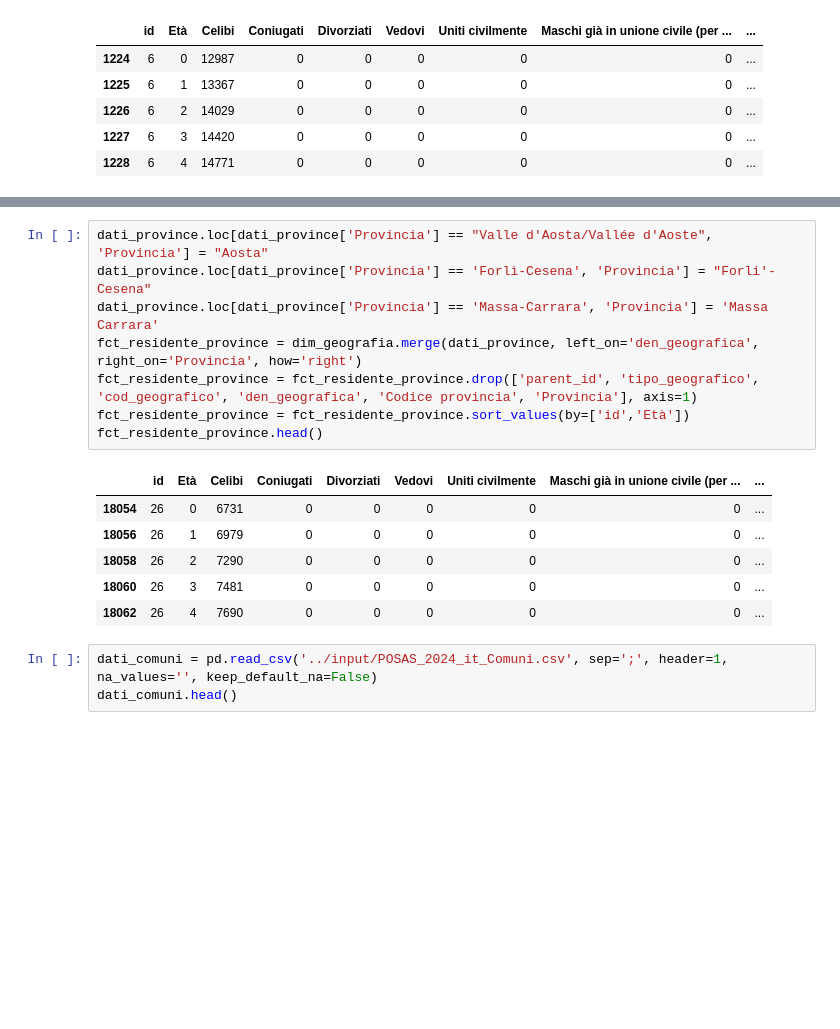
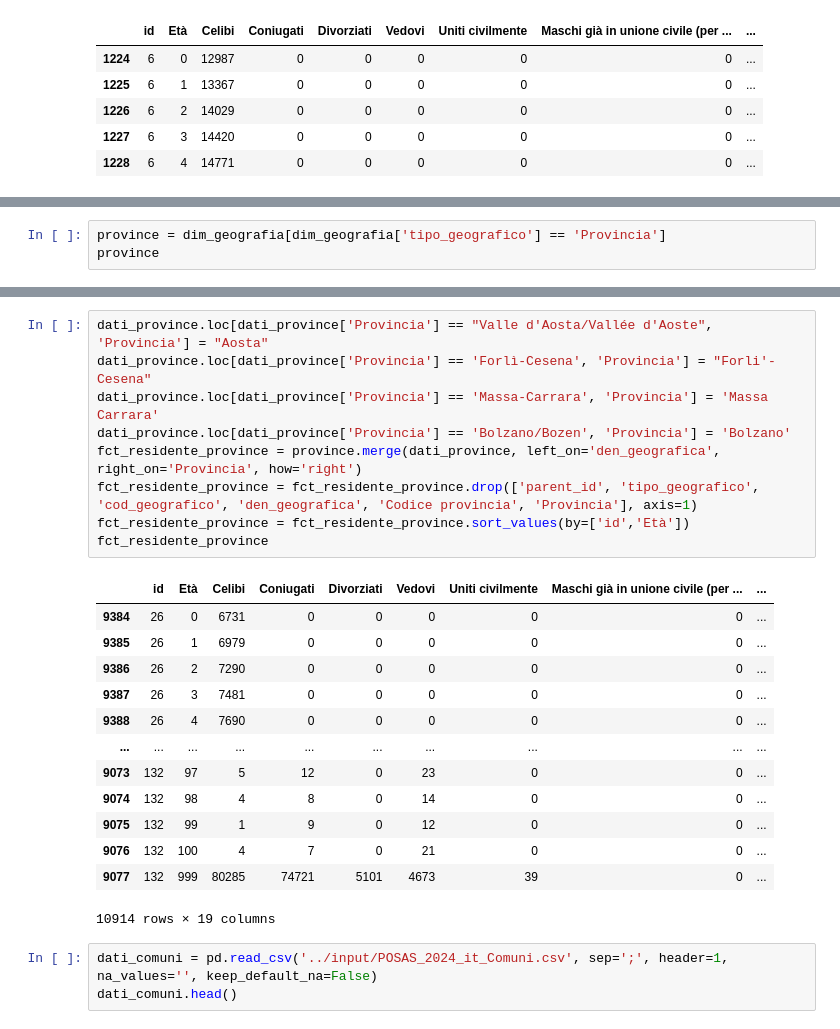
Before and after one commit to nicolaZecchillo/progetti_stage_exprivia, a Jupyter notebook: Progetto2/fct_residente.ipynb, the cells around one changed output, grey strips where cells are left out. Cells and saved outputs as stored; diff of their text form; blank space fills up the shorter version.

```diff
--- a/Progetto2/fct_residente.ipynb
+++ b/Progetto2/fct_residente.ipynb
@@ -108,0 +116,3 @@ dati_province.head()
+# %%
+province = dim_geografia[dim_geografia['tipo_geografico'] == 'Provincia']
+province
@@ -150,18 +174,26 @@ print(fct_residente_province[fct_residente_province['id'].isnull()])
 # %%
 dati_province.loc[dati_province['Provincia'] == "Valle d'Aosta/Vallée d'Aoste", 'Provincia'] = "Aosta"
 dati_province.loc[dati_province['Provincia'] == 'Forlì-Cesena', 'Provincia'] = "Forli'-Cesena"
 dati_province.loc[dati_province['Provincia'] == 'Massa-Carrara', 'Provincia'] = 'Massa Carrara'
-fct_residente_province = dim_geografia.merge(dati_province, left_on='den_geografica', right_on='Provincia', how='right')
+dati_province.loc[dati_province['Provincia'] == 'Bolzano/Bozen', 'Provincia'] = 'Bolzano'
+fct_residente_province = province.merge(dati_province, left_on='den_geografica', right_on='Provincia', how='right')
 fct_residente_province = fct_residente_province.drop(['parent_id', 'tipo_geografico', 'cod_geografico', 'den_geografica', 'Codice provincia', 'Provincia'], axis=1)
 fct_residente_province = fct_residente_province.sort_values(by=['id','Età'])
-fct_residente_province.head()
+fct_residente_province
 # %% [output]
 |  | id | Età | Celibi | Coniugati | Divorziati | Vedovi | Uniti civilmente | Maschi già in unione civile (per ... | ... |
-| 18054 | 26 | 0 | 6731 | 0 | 0 | 0 | 0 | 0 | ... |
-| 18056 | 26 | 1 | 6979 | 0 | 0 | 0 | 0 | 0 | ... |
-| 18058 | 26 | 2 | 7290 | 0 | 0 | 0 | 0 | 0 | ... |
-| 18060 | 26 | 3 | 7481 | 0 | 0 | 0 | 0 | 0 | ... |
-| 18062 | 26 | 4 | 7690 | 0 | 0 | 0 | 0 | 0 | ... |
+| 9384 | 26 | 0 | 6731 | 0 | 0 | 0 | 0 | 0 | ... |
+| 9385 | 26 | 1 | 6979 | 0 | 0 | 0 | 0 | 0 | ... |
+| 9386 | 26 | 2 | 7290 | 0 | 0 | 0 | 0 | 0 | ... |
+| 9387 | 26 | 3 | 7481 | 0 | 0 | 0 | 0 | 0 | ... |
+| 9388 | 26 | 4 | 7690 | 0 | 0 | 0 | 0 | 0 | ... |
+| ... | ... | ... | ... | ... | ... | ... | ... | ... | ... |
+| 9073 | 132 | 97 | 5 | 12 | 0 | 23 | 0 | 0 | ... |
+| 9074 | 132 | 98 | 4 | 8 | 0 | 14 | 0 | 0 | ... |
+| 9075 | 132 | 99 | 1 | 9 | 0 | 12 | 0 | 0 | ... |
+| 9076 | 132 | 100 | 4 | 7 | 0 | 21 | 0 | 0 | ... |
+| 9077 | 132 | 999 | 80285 | 74721 | 5101 | 4673 | 39 | 0 | ... |
+10914 rows × 19 columns
 # %%
 dati_comuni = pd.read_csv('../input/POSAS_2024_it_Comuni.csv', sep=';', header=1, na_values='', keep_default_na=False)
 dati_comuni.head()
```
Also changed, not shown: parts of 6 cells of this notebook, 34 other files.
